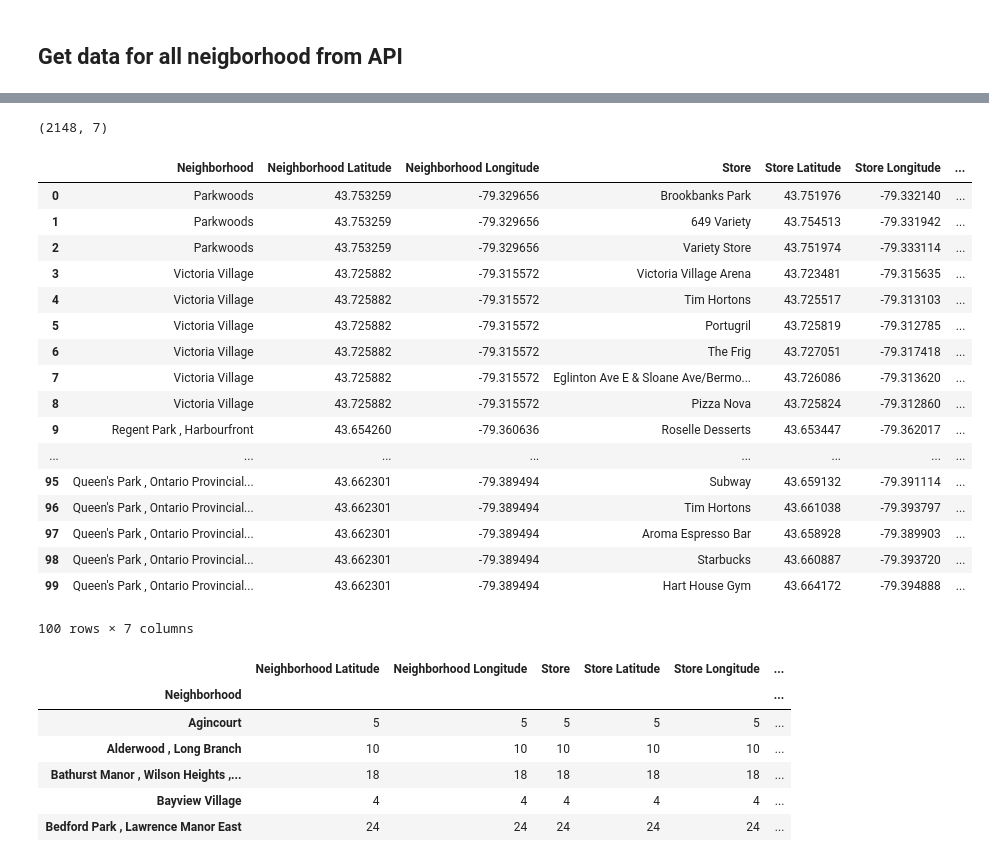
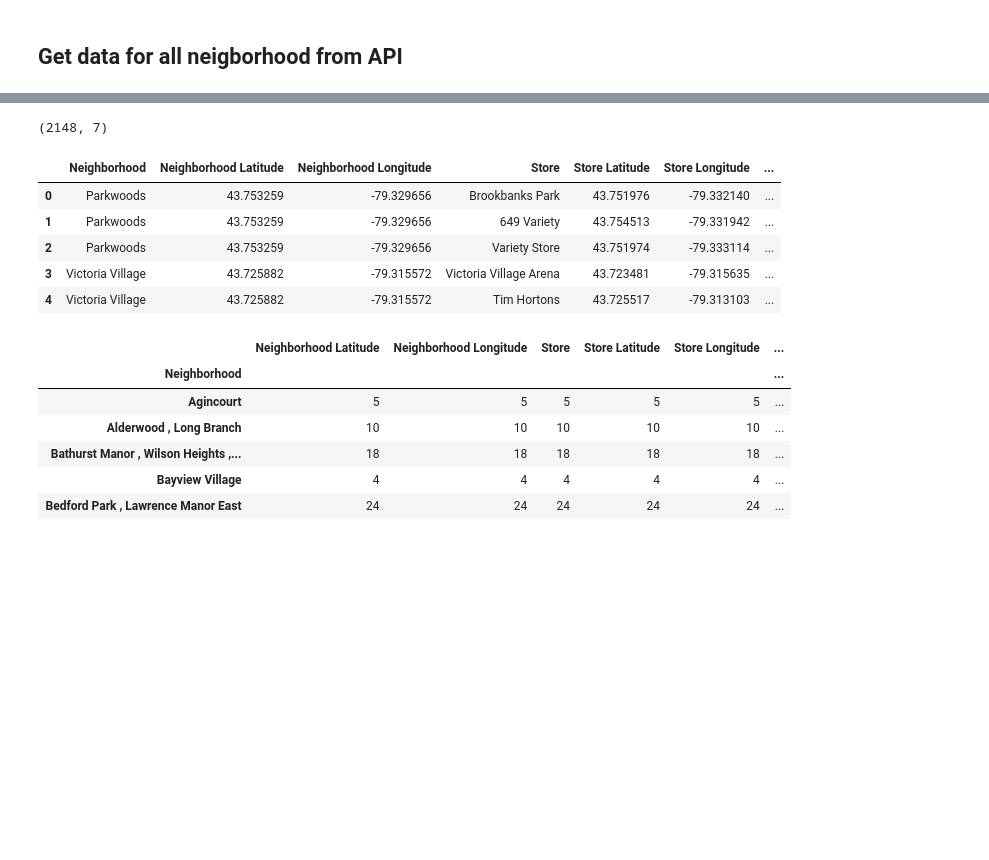
Before and after one commit to ChuminFeng/Capstone-project-for-IBM-professional-certificate, a Jupyter notebook: Neighbourhood Clustering.ipynb, the cells around one changed output, grey strips where cells are left out. Drawn from its saved outputs; the diff is of its cells as text; code cells hidden in the pictures; blank space fills up the shorter version.

```diff
--- a/Neighbourhood Clustering.ipynb
+++ b/Neighbourhood Clustering.ipynb
@@ -317,28 +317,16 @@ Mimico NW , The Queensway West , South of Bloor , Kingsway Park South West , Roy
 # %%
 # check the resulting dataframe
 print(Toronto_store.shape)
 Toronto_store.columns =['Neighborhood','Neighborhood Latitude','Neighborhood Longitude','Store','Store Latitude','Store Longitude','Store Category']
-Toronto_store.head(100)
+Toronto_store.head(5)
 # %% [output]
 (2148, 7)
 |  | Neighborhood | Neighborhood Latitude | Neighborhood Longitude | Store | Store Latitude | Store Longitude | ... |
 | 0 | Parkwoods | 43.753259 | -79.329656 | Brookbanks Park | 43.751976 | -79.332140 | ... |
 | 1 | Parkwoods | 43.753259 | -79.329656 | 649 Variety | 43.754513 | -79.331942 | ... |
 | 2 | Parkwoods | 43.753259 | -79.329656 | Variety Store | 43.751974 | -79.333114 | ... |
 | 3 | Victoria Village | 43.725882 | -79.315572 | Victoria Village Arena | 43.723481 | -79.315635 | ... |
 | 4 | Victoria Village | 43.725882 | -79.315572 | Tim Hortons | 43.725517 | -79.313103 | ... |
-| 5 | Victoria Village | 43.725882 | -79.315572 | Portugril | 43.725819 | -79.312785 | ... |
-| 6 | Victoria Village | 43.725882 | -79.315572 | The Frig | 43.727051 | -79.317418 | ... |
-| 7 | Victoria Village | 43.725882 | -79.315572 | Eglinton Ave E & Sloane Ave/Bermo... | 43.726086 | -79.313620 | ... |
-| 8 | Victoria Village | 43.725882 | -79.315572 | Pizza Nova | 43.725824 | -79.312860 | ... |
-| 9 | Regent Park , Harbourfront | 43.654260 | -79.360636 | Roselle Desserts | 43.653447 | -79.362017 | ... |
-| ... | ... | ... | ... | ... | ... | ... | ... |
-| 95 | Queen's Park , Ontario Provincial... | 43.662301 | -79.389494 | Subway | 43.659132 | -79.391114 | ... |
-| 96 | Queen's Park , Ontario Provincial... | 43.662301 | -79.389494 | Tim Hortons | 43.661038 | -79.393797 | ... |
-| 97 | Queen's Park , Ontario Provincial... | 43.662301 | -79.389494 | Aroma Espresso Bar | 43.658928 | -79.389903 | ... |
-| 98 | Queen's Park , Ontario Provincial... | 43.662301 | -79.389494 | Starbucks | 43.660887 | -79.393720 | ... |
-| 99 | Queen's Park , Ontario Provincial... | 43.662301 | -79.389494 | Hart House Gym | 43.664172 | -79.394888 | ... |
-100 rows × 7 columns
 # %%
 # check how many stores were returned for each neighborhood
 Toronto_store.groupby('Neighborhood').count()
```
Also changed, not shown: parts of 1 cell of this notebook.
